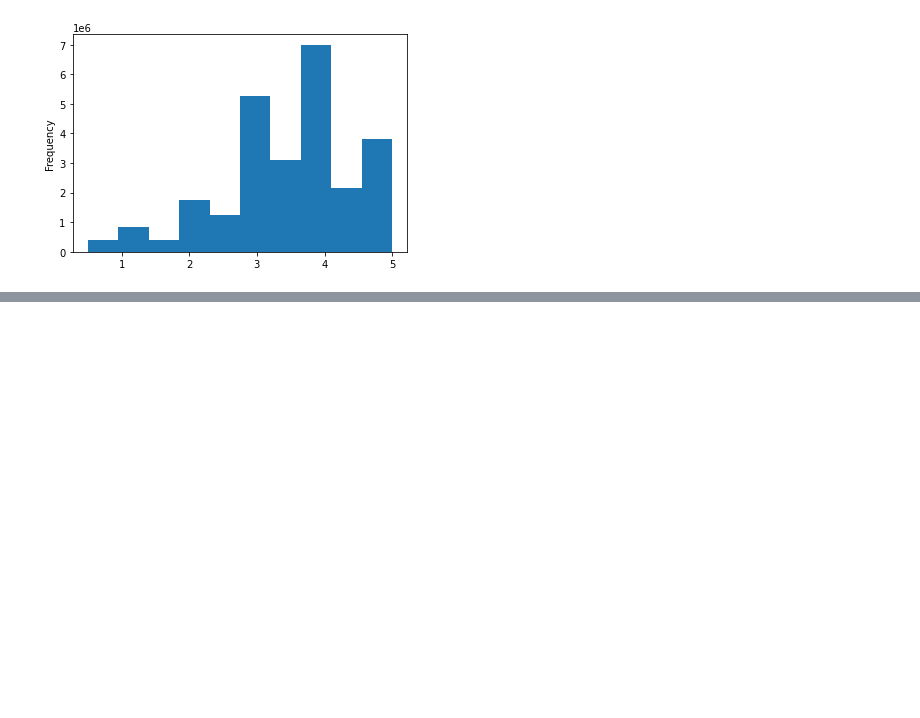
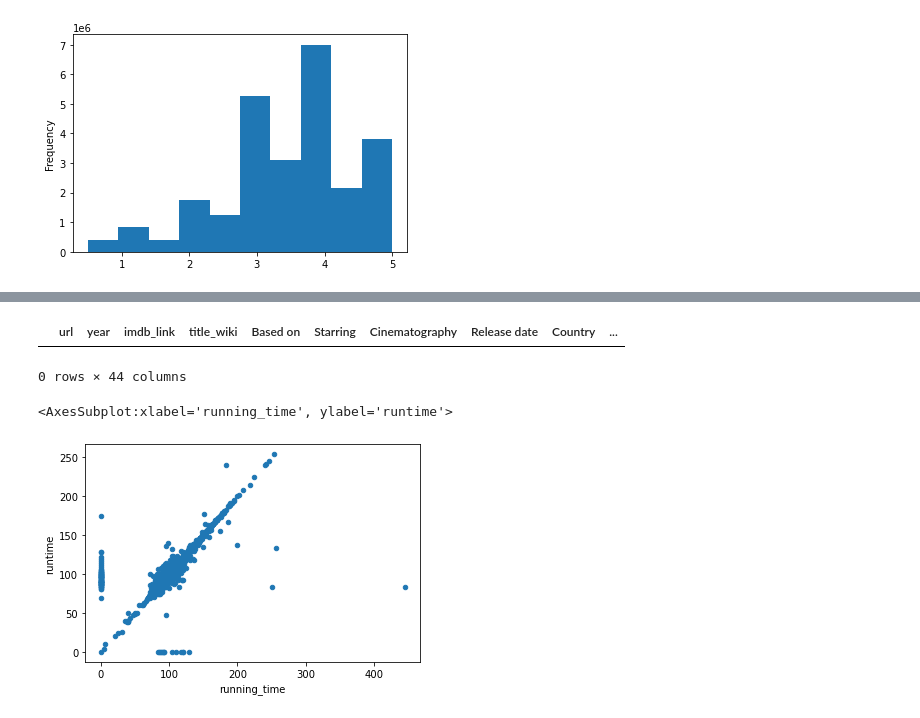
Before and after one commit to cbenitez0323/Movies-ETL, a Jupyter notebook: Transform.ipynb, the cells around one changed output, grey strips where cells are left out. Drawn from its saved outputs; the diff is of its cells as text; code cells hidden in the pictures; blank space fills up the shorter version.

Commit message:
Merge Wikipedia and Kaggle Metadata

```diff
--- a/Transform.ipynb
+++ b/Transform.ipynb
@@ -849,0 +852,4 @@ Name: rating, dtype: float64
+# %%
+#print list of columns to check for redundancy
+#use the suffixes parameter to make it easier to identify which table each column came from
+movies_df = pd.merge(wiki_movies_df, kaggle_metadata, on='imdb_id', suffixes=['_wiki','_kaggle'])
@@ -849,0 +894,8 @@ Name: rating, dtype: float64
+# %%
+# Show any rows where title_kaggle is empty
+movies_df[(movies_df['title_kaggle'] == '') | (movies_df['title_kaggle'].isnull())]
+
+#resulting decision for title column is to drop Wiki
+# %% [output]
+|  | url | year | imdb_link | title_wiki | Based on | Starring | Cinematography | Release date | Country | ... |
+0 rows × 44 columns
@@ -849,0 +904,9 @@ Name: rating, dtype: float64
+# %%
+#fill missing values with 0 and make a scatter plot
+movies_df.fillna(0).plot(x='running_time', y='runtime', kind='scatter')
+
+#output shows more data points on the origin of the Y axis than on the origin of the X axis
+#this implies there are more missing entries in the Wikipedia data set than in the Kaggle data set
+# %% [output]
+<AxesSubplot:xlabel='running_time', ylabel='runtime'>
+[figure, added]
```
Also changed, not shown: parts of 22 cells of this notebook.
